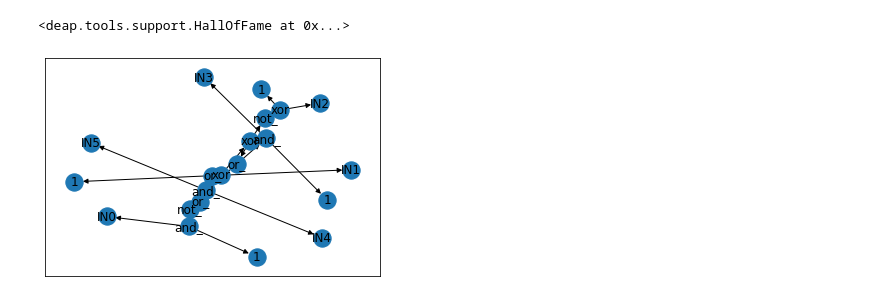
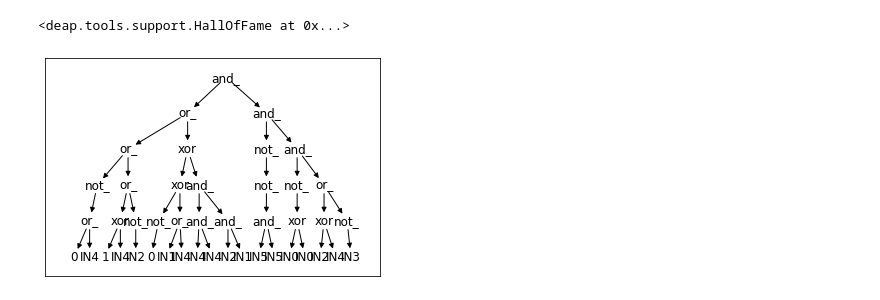
Before and after one commit to Amplil/genetic_programming, a Jupyter notebook: genetic_programming_official_test.ipynb, the cells around one changed output. Cells and saved outputs as stored; diff of their text form; code cells hidden in the pictures.

```diff
--- a/genetic_programming_official_test.ipynb
+++ b/genetic_programming_official_test.ipynb
@@ -208,11 +222,13 @@ hof
 # %%
 g = nx.DiGraph()
 g.add_nodes_from(nodes)
 g.add_edges_from(edges)
 
-nx.draw_networkx_nodes(g, pos)
+#pos=nx.spring_layout(g)
+pos=graphviz_layout(g,prog='dot')
+#nx.draw_networkx_nodes(g, pos)
 nx.draw_networkx_edges(g, pos)
 nx.draw_networkx_labels(g, pos, labels)
 plt.show()
 # %% [output]
-[figure, old version]
+[figure, new version]
```
Also changed, not shown: parts of 8 cells of this notebook.
